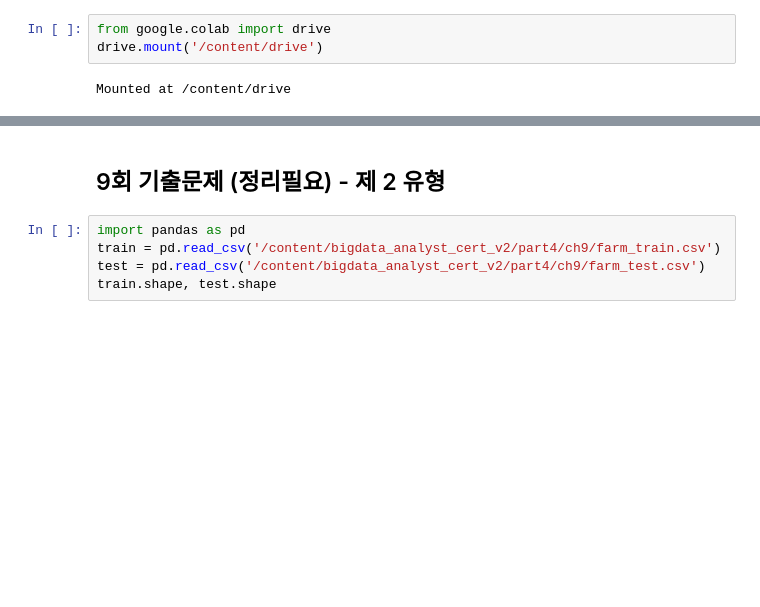
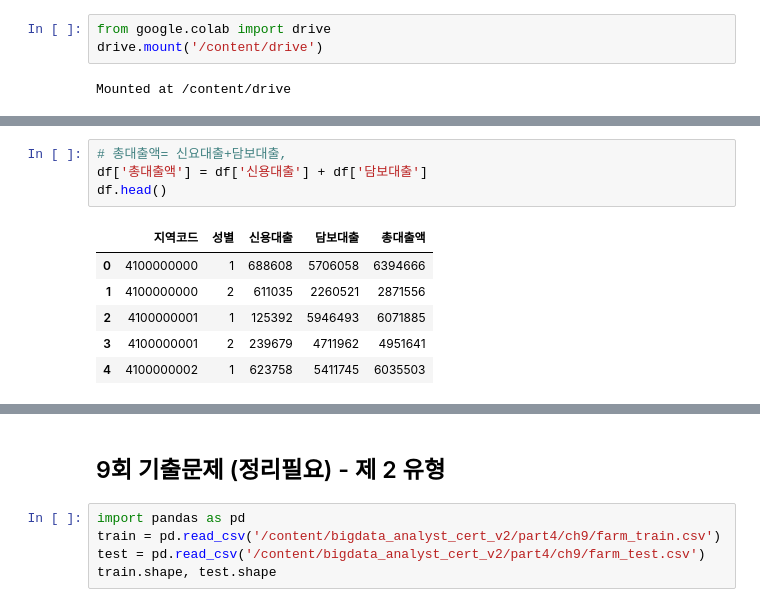
Before and after one commit to va4756/yemoon_bigdata_test, a Jupyter notebook: sinagong_bigdata.ipynb, the cells around one changed output, grey strips where cells are left out. Cells and saved outputs as stored; diff of their text form; blank space fills up the shorter version.

```diff
--- a/sinagong_bigdata.ipynb
+++ b/sinagong_bigdata.ipynb
@@ -2999,0 +3032,11 @@ Resolving deltas: 100% (71/71), done.
+# %%
+# 총대출액= 신요대출+담보대출,
+df['총대출액'] = df['신용대출'] + df['담보대출']
+df.head()
+# %% [output]
+|  | 지역코드 | 성별 | 신용대출 | 담보대출 | 총대출액 |
+| 0 | 4100000000 | 1 | 688608 | 5706058 | 6394666 |
+| 1 | 4100000000 | 2 | 611035 | 2260521 | 2871556 |
+| 2 | 4100000001 | 1 | 125392 | 5946493 | 6071885 |
+| 3 | 4100000001 | 2 | 239679 | 4711962 | 4951641 |
+| 4 | 4100000002 | 1 | 623758 | 5411745 | 6035503 |
```
Also changed, not shown: parts of 13 cells of this notebook.
